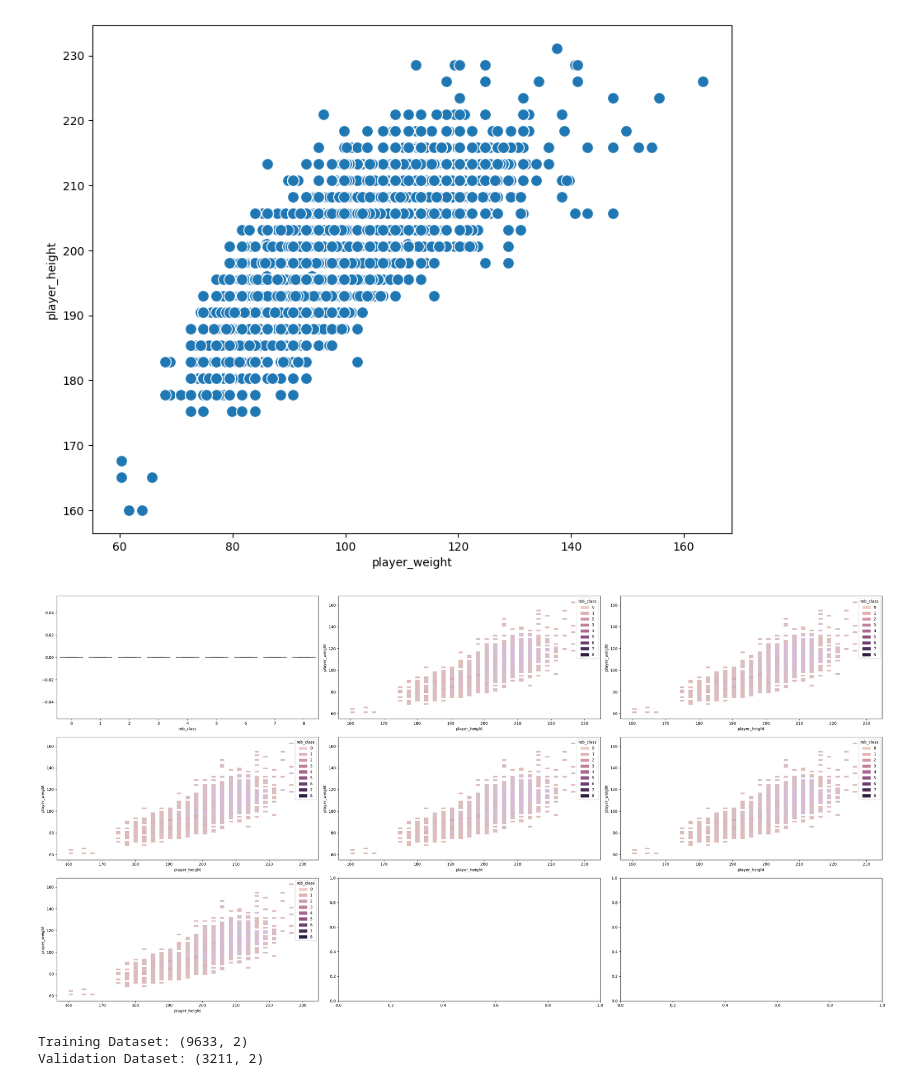
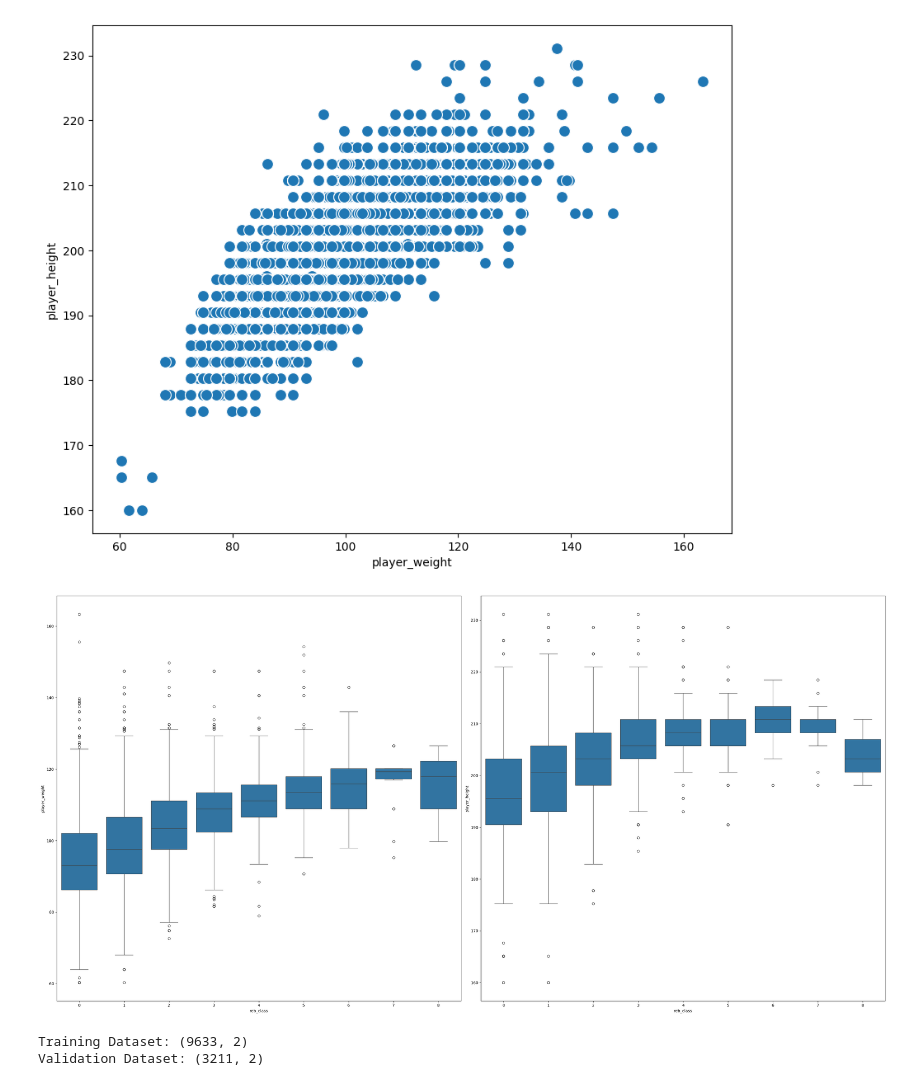
Before and after one commit to Marcgr79/muds, a Jupyter notebook: sistemas/nba.ipynb, the cells around one changed output. Cells and saved outputs as stored; diff of their text form; code cells hidden in the pictures.

```diff
--- a/sistemas/nba.ipynb
+++ b/sistemas/nba.ipynb
@@ -193,20 +193,14 @@ plt.show()
 # %% [output]
 [figure]
 # %%
-#No funciona!
 # Distribución de la altura y el peso en función del grupo reboteador
 
-fig,axes=plt.subplots(3,3,figsize=(30,15))
-sns.boxplot(data= nba_final, x='reb_class', y='player_height' == 0, ax=axes[0,0])
-sns.histplot(data= nba_final, x='player_height', y='player_weight', hue = 'reb_class', ax=axes[0,1])
-sns.histplot(data= nba_final, x='player_height', y='player_weight', hue = 'reb_class', ax=axes[0,2])
-sns.histplot(data= nba_final, x='player_height', y='player_weight', hue = 'reb_class', ax=axes[1,0])
-sns.histplot(data= nba_final, x='player_height', y='player_weight', hue = 'reb_class', ax=axes[1,1])
-sns.histplot(data= nba_final, x='player_height', y='player_weight', hue = 'reb_class', ax=axes[1,2])
-sns.histplot(data= nba_final, x='player_height', y='player_weight', hue = 'reb_class', ax=axes[2,0])
+fig,axes=plt.subplots(1,2,figsize=(30,15))
+sns.boxplot(data= nba_final, x='reb_class', y='player_weight', ax=axes[0])
+sns.boxplot(data= nba_final, x='reb_class', y='player_height', ax=axes[1])
 plt.tight_layout()
 # %% [output]
-[figure, old version]
+[figure, new version]
 # %%
 # 1- Partir el dataset y los targets en entrenamiento y validación con el método train_test_split.
 from sklearn.model_selection import train_test_split
```
Also changed, not shown: parts of 9 cells of this notebook.
